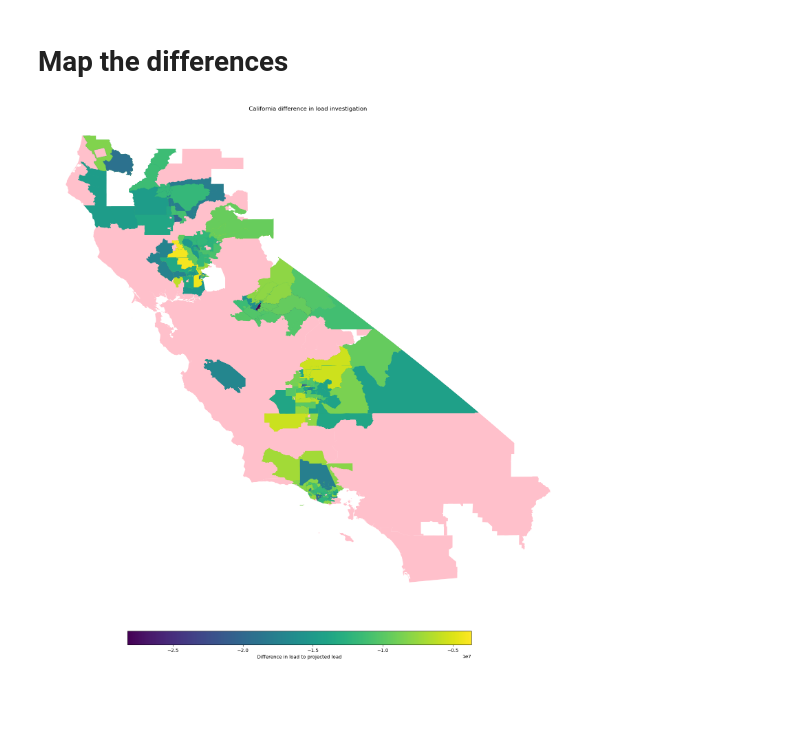
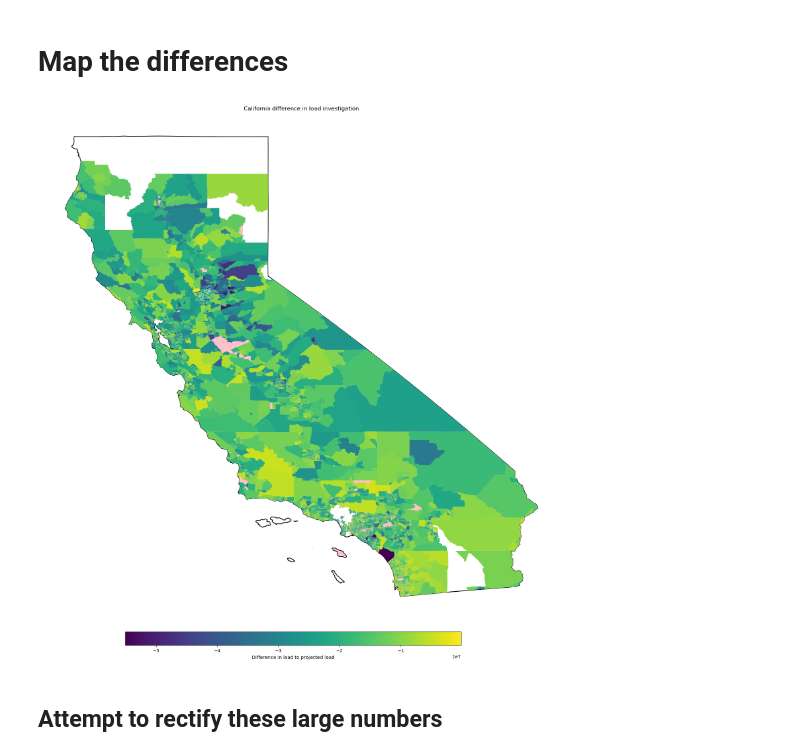
Before and after one commit to ElectriGrid/projected-load-analysis, a Jupyter notebook: headroom_vs_projected.ipynb, the cells around one changed output. Saved outputs shown, nothing was run; the diff lists cells and outputs as text; code cells hidden in the pictures; blank space fills up the shorter version.

```diff
--- a/headroom_vs_projected.ipynb
+++ b/headroom_vs_projected.ipynb
@@ -181,3 +131,0 @@ See the caveats in the documentation: https://pandas.pydata.org/pandas-docs/stab
-# %%
-# join the census and projected load dataframe so that it contains the geometry
-projected_load = pd.merge(projected_load, census2020, how = "inner", left_on = 'tract_id', right_on = 'GEOID')
@@ -300,0 +159,10 @@ sdge_join.head()
+# %%
+# change the GEOID to a number so they match load projected
+sce_hostcap['GEOID'] = sce_hostcap['GEOID'].astype('int64')
+pge_hostcap['GEOID'] = pge_hostcap['GEOID'].astype('int64')
+sdge_hostcap['GEOID'] = sdge_hostcap['GEOID'].astype('int64')
+# %%
+# join the dataframes to the projected load
+sce_join = pd.merge(sce_hostcap, projected_load, how = "inner", left_on= 'GEOID', right_on='tract_id')
+pge_join = pd.merge(pge_hostcap, projected_load, how = "inner", left_on= 'GEOID', right_on='tract_id')
+sdge_join = pd.merge(sdge_hostcap, projected_load, how = "inner", left_on= 'GEOID', right_on='tract_id')
@@ -308,3 +195,9 @@ max_diff = sdge_join['diff_proj_load'].max()
+# %%
+# set the crs for all
+sce_join = sce_join.to_crs('EPSG:6933')
+pge_join = pge_join.to_crs('EPSG:6933')
+sdge_join = sdge_join.to_crs('EPSG:6933')
+ca_boundary = ca_boundary.to_crs('EPSG:6933')
 # %% [markdown]
 ## Prepare IOU boundaries for mapping
 # %%
@@ -320,37 +213,46 @@ sdge_shape = iou_shapes[iou_shapes['Acronym'] == "SDG&E"]
 # %%
 fig, ax = plt.subplots(figsize = (20, 20))
 ax.axis('off')
 
+ca_boundary.geometry.boundary.plot(ax = ax,
+                 zorder = 1,
+                 color = 'black',
+                 linewidth = 1.5)
+
+pge_shape.plot(ax = ax,
+               zorder = 2,
+               color = 'pink')
+
+sce_shape.plot(ax = ax,
+               zorder = 3,
+               color = 'pink')
+
+sdge_shape.plot(ax = ax,
+           zorder = 4,
+           color = 'pink')
+
 sce_join.plot('diff_proj_load',
           ax = ax,
-          zorder = 4)
+          zorder = 5)
 
 sdge_join.plot('diff_proj_load',
           ax = ax,
-          zorder = 5)
+          zorder = 6)
 
 pge_join.plot('diff_proj_load',
               ax = ax,
-              zorder = 6)
+              zorder = 7)
 
-pge_shape.plot(ax = ax,
-               zorder = 1,
-               color = 'pink')
 
-sce_shape.plot(ax = ax,
-               zorder = 2,
-               color = 'pink')
-
-sdge_shape.plot(ax = ax,
-           zorder = 3,
-           color = 'pink')
 
 plt.title('California difference in load investigation')
 
 # Add shared colorbar at the bottom
 sm = plt.cm.ScalarMappable( norm=plt.Normalize(vmin= min_diff, vmax=max_diff))
 cbar_ax = fig.add_axes([0.25, 0.08, 0.5, 0.02])  # [left, bottom, width, height]
 cbar = fig.colorbar(sm, cax=cbar_ax, orientation='horizontal')
 cbar.set_label('Difference in load to projected load')
 # %% [output]
-[figure, old version]
+[figure, new version]
+# %% [markdown]
+## Attempt to rectify these large numbers
```
Also changed, not shown: parts of 38 cells of this notebook.
